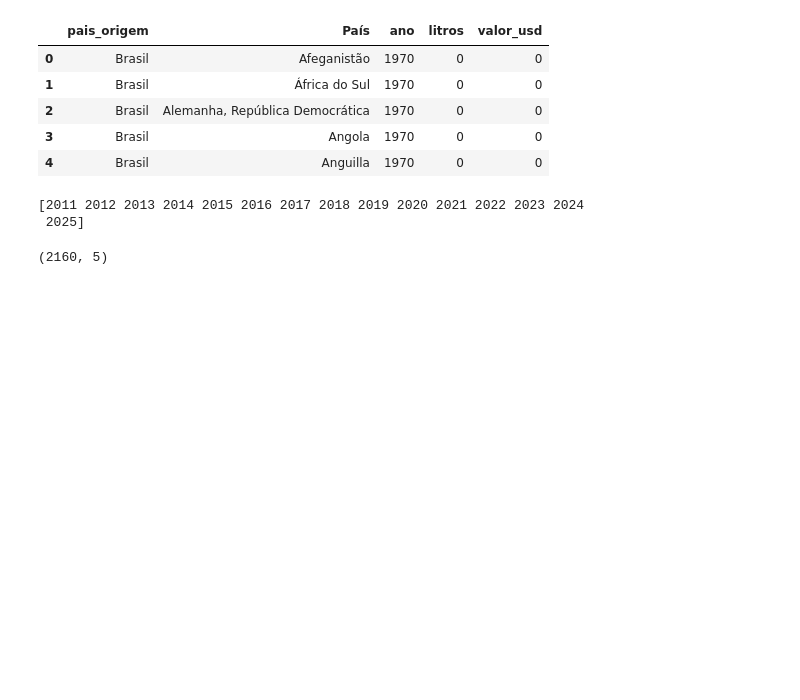
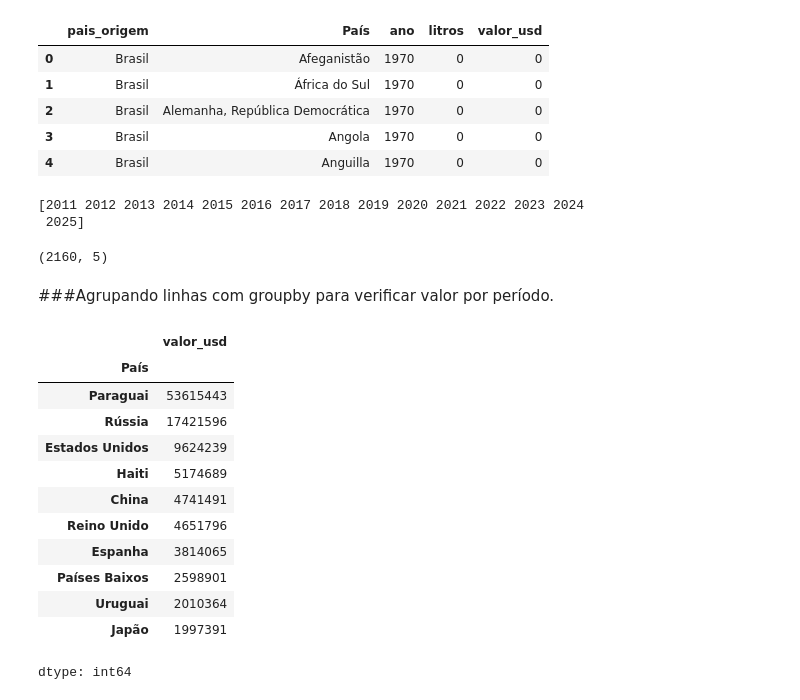
Before and after one commit to gilzeraz/brazil-wine-exports-analysis, a Jupyter notebook: notebooks/wine_exports_analysis.ipynb, the cells around one changed output. Saved outputs shown, nothing was run; the diff lists cells and outputs as text; code cells hidden in the pictures; blank space fills up the shorter version.

```diff
--- a/notebooks/wine_exports_analysis.ipynb
+++ b/notebooks/wine_exports_analysis.ipynb
@@ -144,3 +144,5 @@ print(df_long['ano'].unique())
 print(df_long.shape)
 # %% [output]
 (2160, 5)
+# %% [markdown]
+###Agrupando linhas com groupby para verificar valor por período.
@@ -146,0 +151,16 @@ print(df_long.shape)
+# %%
+por_pais.head(10)
+# %% [output]
+|  | valor_usd |
+| País |  |
+| Paraguai | 53615443 |
+| Rússia | 17421596 |
+| Estados Unidos | 9624239 |
+| Haiti | 5174689 |
+| China | 4741491 |
+| Reino Unido | 4651796 |
+| Espanha | 3814065 |
+| Países Baixos | 2598901 |
+| Uruguai | 2010364 |
+| Japão | 1997391 |
+dtype: int64
```
Also changed, not shown: parts of 9 cells of this notebook.
